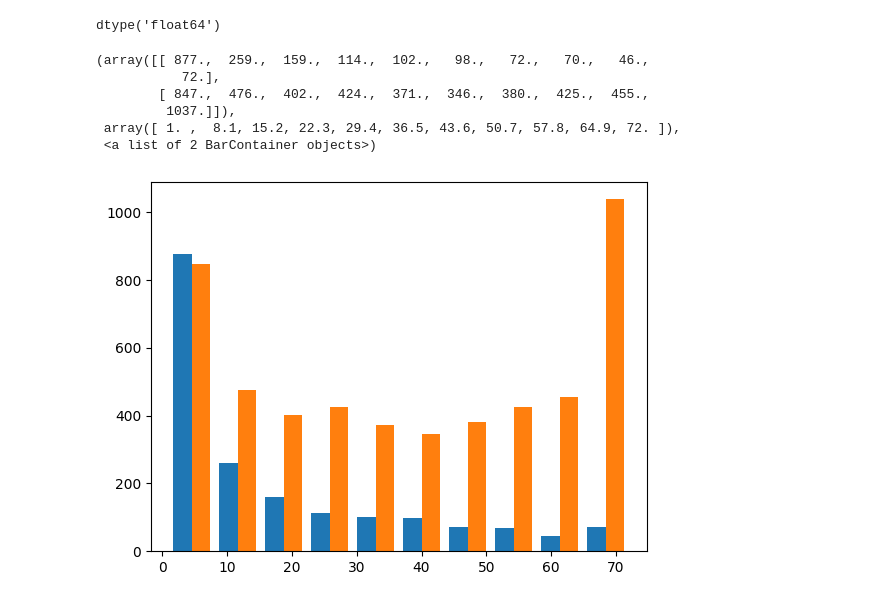
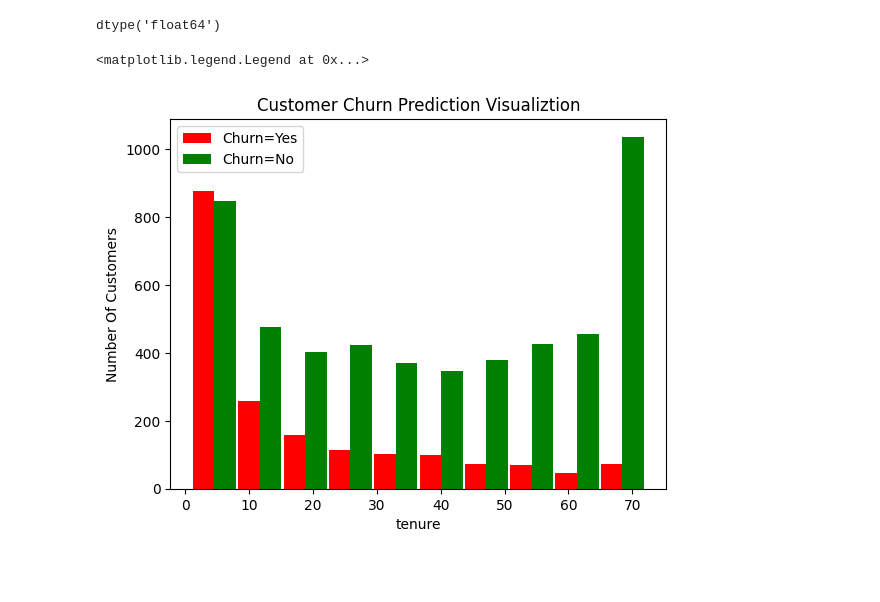
Before and after one commit to anujsingh0308/Deep_learning_projects, a Jupyter notebook: Customer Churn prediction/Customer_Churn.ipynb, the cells around one changed output. Saved outputs shown, nothing was run; the diff lists cells and outputs as text; code cells hidden in the pictures; blank space fills up the shorter version.

Commit message:
Churn prediction

```diff
--- a/Customer Churn prediction/Customer_Churn.ipynb
+++ b/Customer Churn prediction/Customer_Churn.ipynb
@@ -110,13 +110,12 @@ dtype('float64')
 # %%
 tenure_churn_no=df1[df1.Churn=='No'].tenure
 tenure_churn_yes=df1[df1.Churn=='Yes'].tenure
+plt.xlabel("tenure")
+plt.ylabel("Number Of Customers")
+plt.title("Customer Churn Prediction Visualiztion")
 
-plt.hist([tenure_churn_yes, tenure_churn_no])
+plt.hist([tenure_churn_yes, tenure_churn_no], rwidth=0.95, color=['red','green'],label=['Churn=Yes','Churn=No'])
+plt.legend()
 # %% [output]
-(array([[ 877.,  259.,  159.,  114.,  102.,   98.,   72.,   70.,   46.,
-           72.],
-        [ 847.,  476.,  402.,  424.,  371.,  346.,  380.,  425.,  455.,
-         1037.]]),
- array([ 1. ,  8.1, 15.2, 22.3, 29.4, 36.5, 43.6, 50.7, 57.8, 64.9, 72. ]),
- <a list of 2 BarContainer objects>)
+<matplotlib.legend.Legend at 0x...>
-[figure, old version]
+[figure, new version]
```
Also changed, not shown: parts of 32 cells of this notebook.
